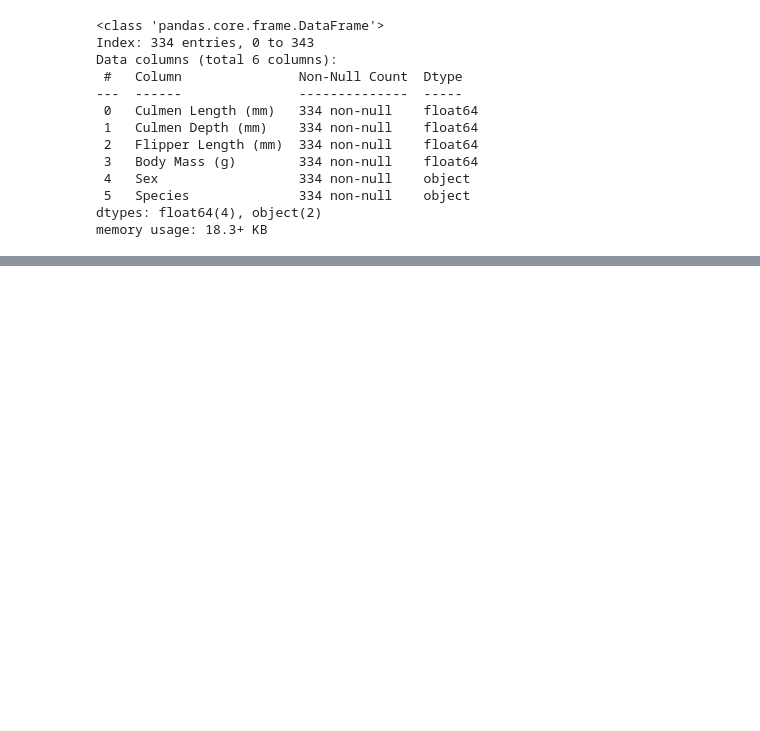
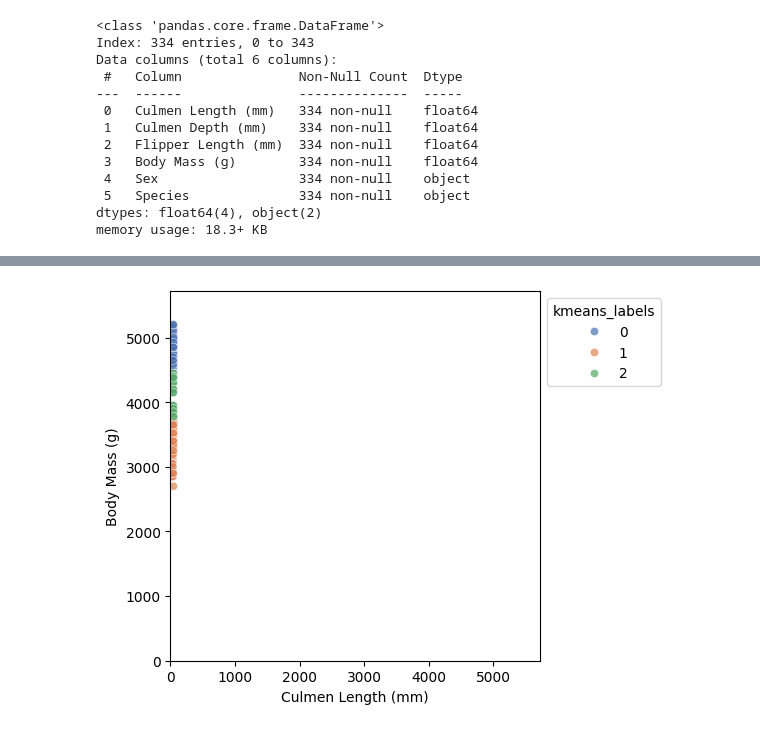
Before and after one commit to DavidGuzzi/inria, a Jupyter notebook: unsupervised.ipynb, the cells around one changed output, grey strips where cells are left out. Drawn from its saved outputs; the diff is of its cells as text; code cells hidden in the pictures; blank space fills up the shorter version.

```diff
--- a/unsupervised.ipynb
+++ b/unsupervised.ipynb
@@ -37,0 +89,19 @@ memory usage: 18.3+ KB
+# %%
+min_value = 0
+max_value = female_penguins["Body Mass (g)"].max() * 1.1
+ax = sns.scatterplot(
+    data=female_penguins.assign(kmeans_labels=labels_cl_vs_bm),
+    x="Culmen Length (mm)",
+    y="Body Mass (g)",
+    hue="kmeans_labels",
+    palette="deep",
+    alpha=0.7,
+)
+ax.set(
+    xlim=(min_value, max_value),
+    ylim=(min_value, max_value),
+    aspect="equal",
+)
+sns.move_legend(ax, "upper left", bbox_to_anchor=(1, 1))
+# %% [output]
+[figure, added]
```
Also changed, not shown: parts of 7 cells of this notebook.
